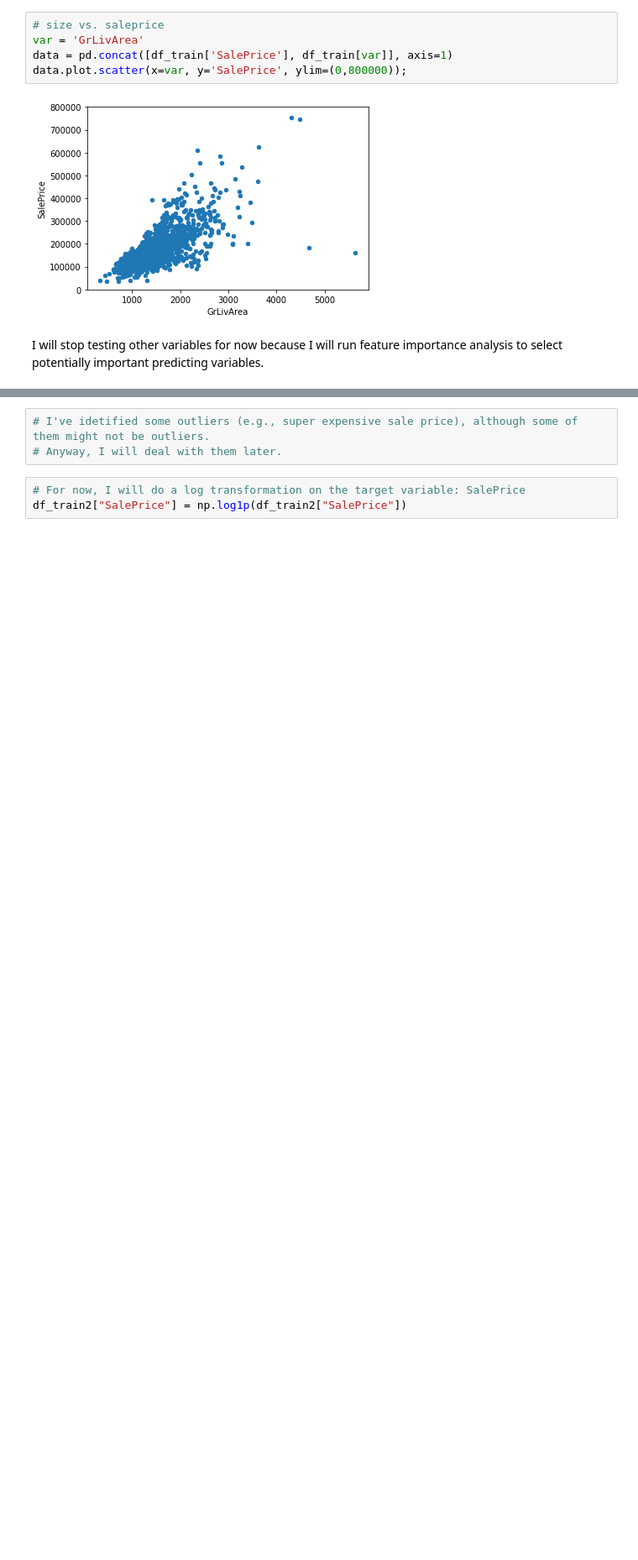
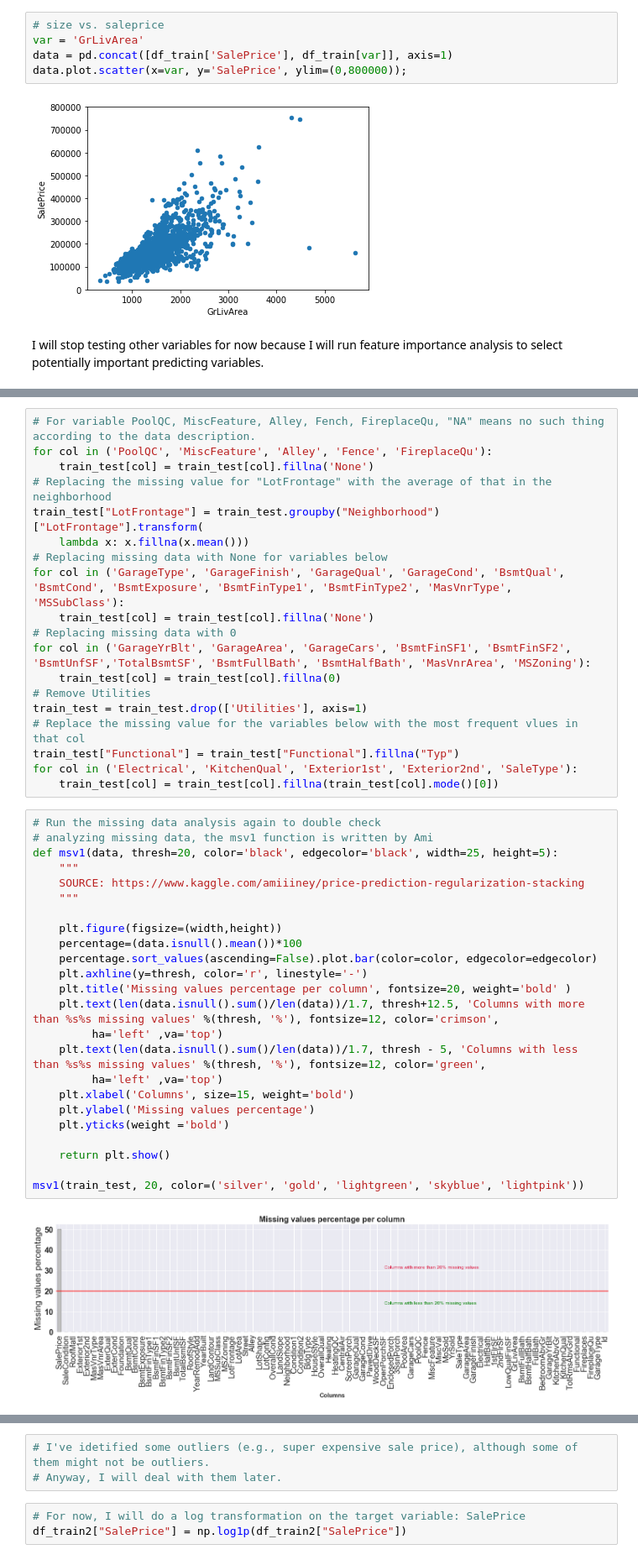
Before and after one commit to fengzhaods/HCI584X_project, a Jupyter notebook: Predicting Ames Houses Price .ipynb, the cells around one changed output, grey strips where cells are left out. Shown at 84% size. Cells and saved outputs as stored; diff of their text form; blank space fills up the shorter version.

```diff
--- a/Predicting Ames Houses Price .ipynb
+++ b/Predicting Ames Houses Price .ipynb
@@ -196,0 +226,45 @@ msv2(df_train1)
+# %%
+# For variable PoolQC, MiscFeature, Alley, Fench, FireplaceQu, "NA" means no such thing according to the data description.
+for col in ('PoolQC', 'MiscFeature', 'Alley', 'Fence', 'FireplaceQu'):
+    train_test[col] = train_test[col].fillna('None')
+# Replacing the missing value for "LotFrontage" with the average of that in the neighborhood
+train_test["LotFrontage"] = train_test.groupby("Neighborhood")["LotFrontage"].transform(
+    lambda x: x.fillna(x.mean()))
+# Replacing missing data with None for variables below
+for col in ('GarageType', 'GarageFinish', 'GarageQual', 'GarageCond', 'BsmtQual', 'BsmtCond', 'BsmtExposure', 'BsmtFinType1', 'BsmtFinType2', 'MasVnrType', 'MSSubClass'):
+    train_test[col] = train_test[col].fillna('None')
+# Replacing missing data with 0
+for col in ('GarageYrBlt', 'GarageArea', 'GarageCars', 'BsmtFinSF1', 'BsmtFinSF2', 'BsmtUnfSF','TotalBsmtSF', 'BsmtFullBath', 'BsmtHalfBath', 'MasVnrArea', 'MSZoning'):
+    train_test[col] = train_test[col].fillna(0)
+# Remove Utilities
+train_test = train_test.drop(['Utilities'], axis=1)
+# Replace the missing value for the variables below with the most frequent vlues in that col
+train_test["Functional"] = train_test["Functional"].fillna("Typ")
+for col in ('Electrical', 'KitchenQual', 'Exterior1st', 'Exterior2nd', 'SaleType'):
+    train_test[col] = train_test[col].fillna(train_test[col].mode()[0])
+# %%
+# Run the missing data analysis again to double check
+# analyzing missing data, the msv1 function is written by Ami
+def msv1(data, thresh=20, color='black', edgecolor='black', width=25, height=5):
+    """
+    SOURCE: https://www.kaggle.com/amiiiney/price-prediction-regularization-stacking
+    """
+
+    plt.figure(figsize=(width,height))
+    percentage=(data.isnull().mean())*100
+    percentage.sort_values(ascending=False).plot.bar(color=color, edgecolor=edgecolor)
+    plt.axhline(y=thresh, color='r', linestyle='-')
+    plt.title('Missing values percentage per column', fontsize=20, weight='bold' )
+    plt.text(len(data.isnull().sum()/len(data))/1.7, thresh+12.5, 'Columns with more than %s%s missing values' %(thresh, '%'), fontsize=12, color='crimson',
+         ha='left' ,va='top')
+    plt.text(len(data.isnull().sum()/len(data))/1.7, thresh - 5, 'Columns with less than %s%s missing values' %(thresh, '%'), fontsize=12, color='green',
+         ha='left' ,va='top')
+    plt.xlabel('Columns', size=15, weight='bold')
+    plt.ylabel('Missing values percentage')
+    plt.yticks(weight ='bold')
+
+    return plt.show()
+
+msv1(train_test, 20, color=('silver', 'gold', 'lightgreen', 'skyblue', 'lightpink'))
+# %% [output]
+[figure, added]
```
Also changed, not shown: parts of 25 cells of this notebook.
